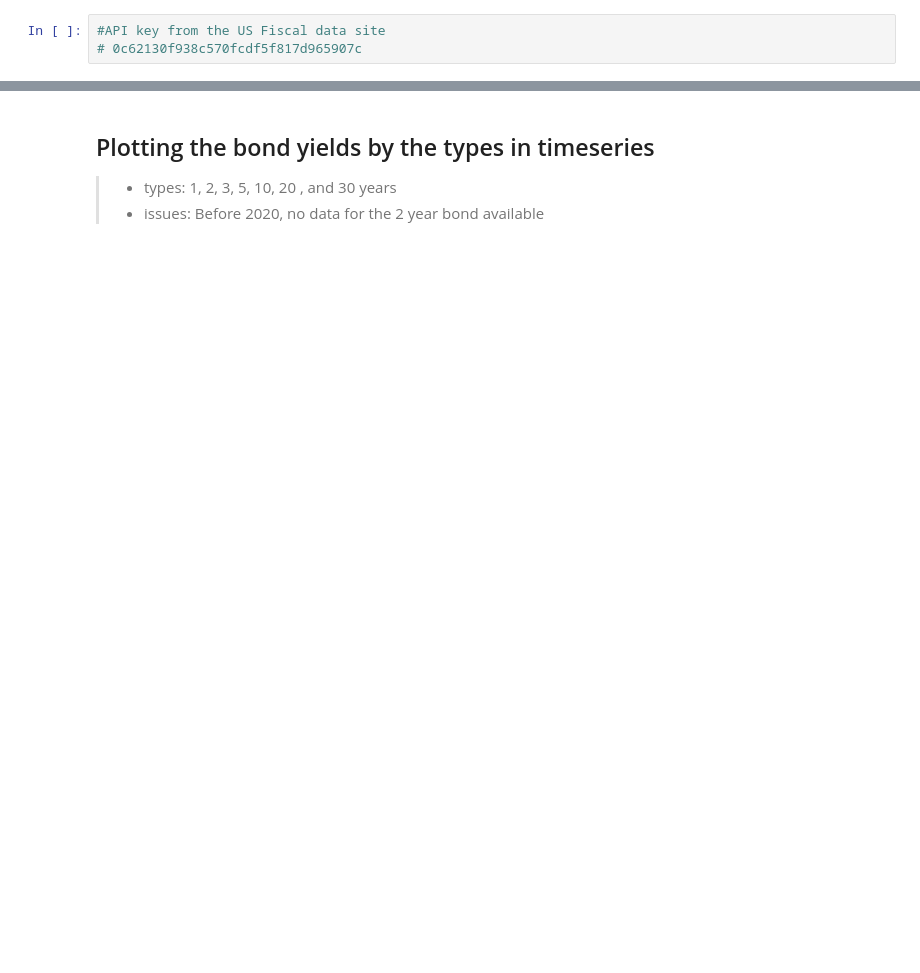
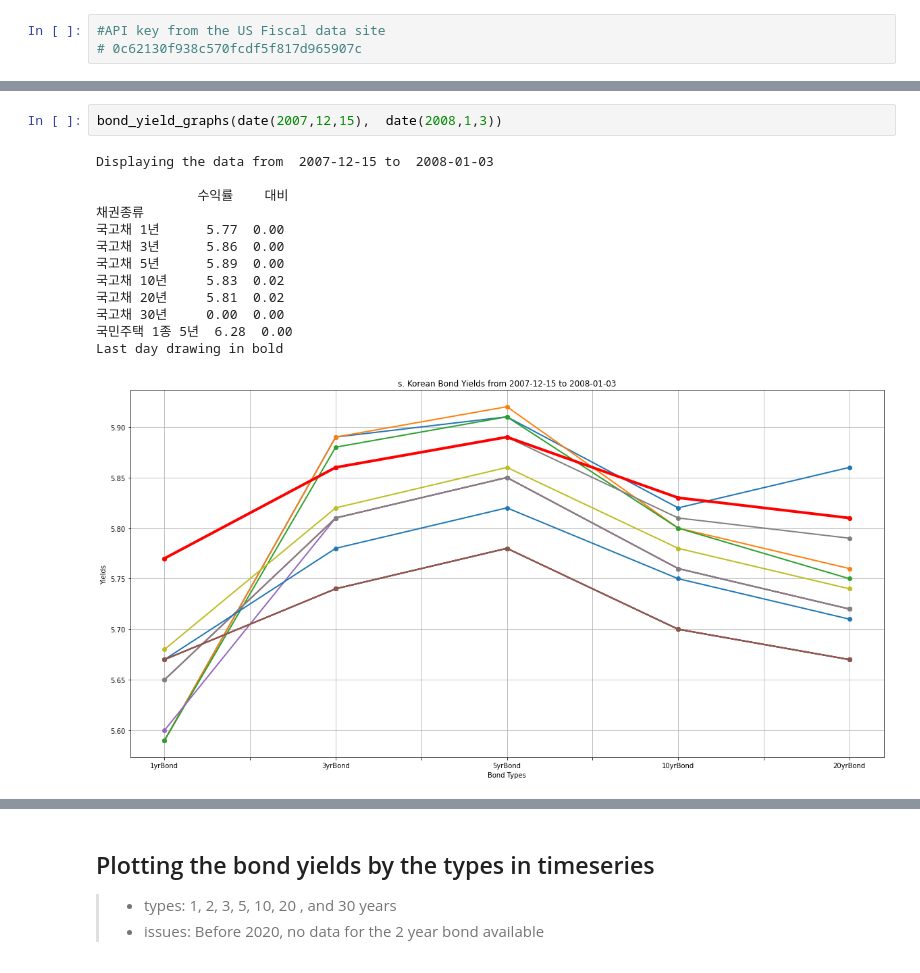
Before and after one commit to kimdesok/FinanceDataReader, a Jupyter notebook: BondYields.ipynb, the cells around one changed output, grey strips where cells are left out. Saved outputs shown, nothing was run; the diff lists cells and outputs as text; blank space fills up the shorter version.

```diff
--- a/BondYields.ipynb
+++ b/BondYields.ipynb
@@ -126,0 +164,16 @@ Last day drawing in bold
+# %%
+bond_yield_graphs(date(2007,12,15),  date(2008,1,3))
+# %% [output]
+Displaying the data from  2007-12-15 to  2008-01-03
+
+             수익률    대비
+채권종류
+국고채 1년      5.77  0.00
+국고채 3년      5.86  0.00
+국고채 5년      5.89  0.00
+국고채 10년     5.83  0.02
+국고채 20년     5.81  0.02
+국고채 30년     0.00  0.00
+국민주택 1종 5년  6.28  0.00
+Last day drawing in bold
+[figure, added]
```
Also changed, not shown: parts of 10 cells of this notebook.
